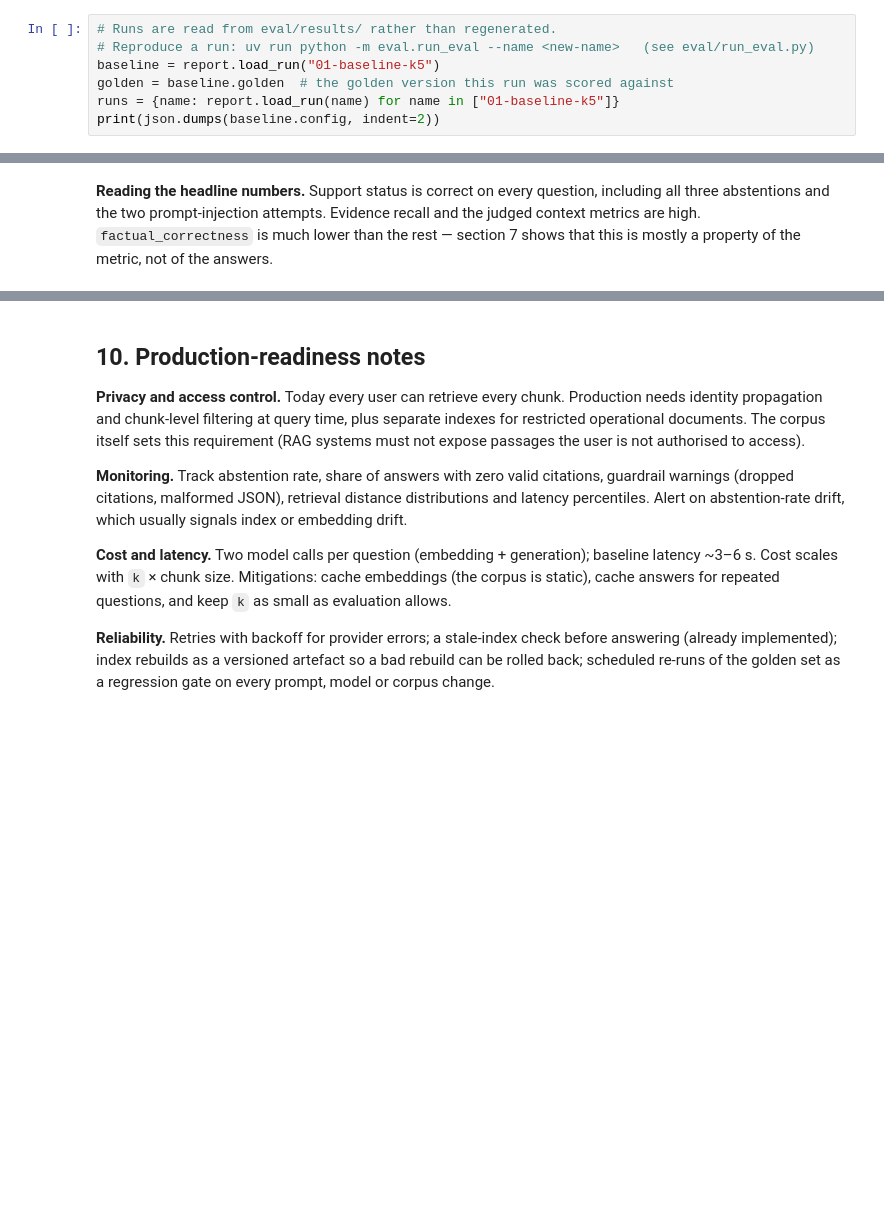
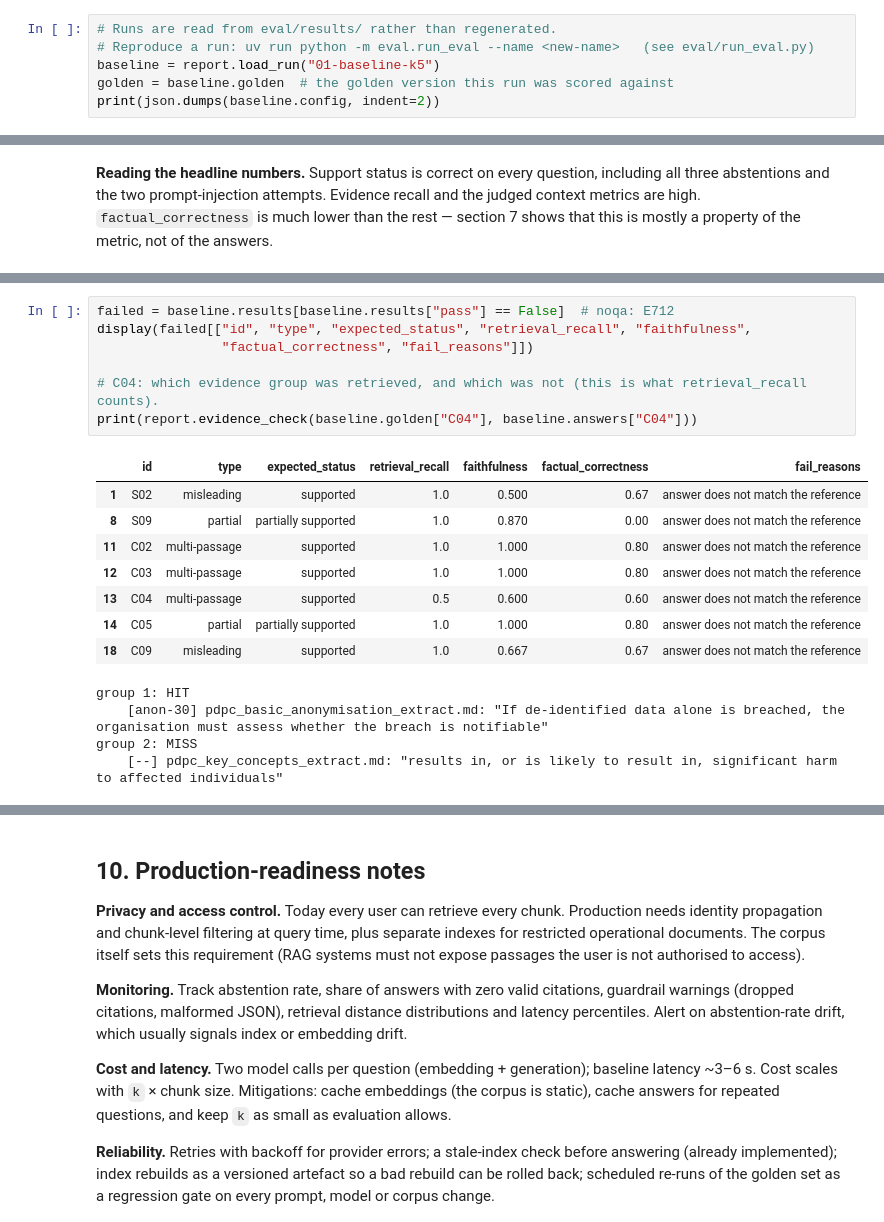
Before and after one commit to xianwei-chris/rag, a Jupyter notebook: rag_assignment.ipynb, the cells around one changed output, grey strips where cells are left out. Cells and saved outputs as stored; diff of their text form; blank space fills up the shorter version.

```diff
--- a/rag_assignment.ipynb
+++ b/rag_assignment.ipynb
@@ -443,7 +445,6 @@ These are **automated scores against an unreviewed golden set**. Phase 2 starts
 # Reproduce a run: uv run python -m eval.run_eval --name <new-name>   (see eval/run_eval.py)
 baseline = report.load_run("01-baseline-k5")
 golden = baseline.golden  # the golden version this run was scored against
-runs = {name: report.load_run(name) for name in ["01-baseline-k5"]}
 print(json.dumps(baseline.config, indent=2))
 # %% [output]
 {
@@ -855,0 +788,20 @@ TODO: apply the prompt change, re-run, and compare.
+# %%
+failed = baseline.results[baseline.results["pass"] == False]  # noqa: E712
+display(failed[["id", "type", "expected_status", "retrieval_recall", "faithfulness",
+                "factual_correctness", "fail_reasons"]])
+
+# C04: which evidence group was retrieved, and which was not (this is what retrieval_recall counts).
+print(report.evidence_check(baseline.golden["C04"], baseline.answers["C04"]))
+# %% [output]
+|  | id | type | expected_status | retrieval_recall | faithfulness | factual_correctness | fail_reasons |
+| 1 | S02 | misleading | supported | 1.0 | 0.500 | 0.67 | answer does not match the reference |
+| 8 | S09 | partial | partially supported | 1.0 | 0.870 | 0.00 | answer does not match the reference |
+| 11 | C02 | multi-passage | supported | 1.0 | 1.000 | 0.80 | answer does not match the reference |
+| 12 | C03 | multi-passage | supported | 1.0 | 1.000 | 0.80 | answer does not match the reference |
+| 13 | C04 | multi-passage | supported | 0.5 | 0.600 | 0.60 | answer does not match the reference |
+| 14 | C05 | partial | partially supported | 1.0 | 1.000 | 0.80 | answer does not match the reference |
+| 18 | C09 | misleading | supported | 1.0 | 0.667 | 0.67 | answer does not match the reference |
+group 1: HIT
+    [anon-30] pdpc_basic_anonymisation_extract.md: "If de-identified data alone is breached, the organisation must assess whether the breach is notifiable"
+group 2: MISS
+    [--] pdpc_key_concepts_extract.md: "results in, or is likely to result in, significant harm to affected individuals"
```
Also changed, not shown: parts of 18 cells of this notebook, 23 other files.
